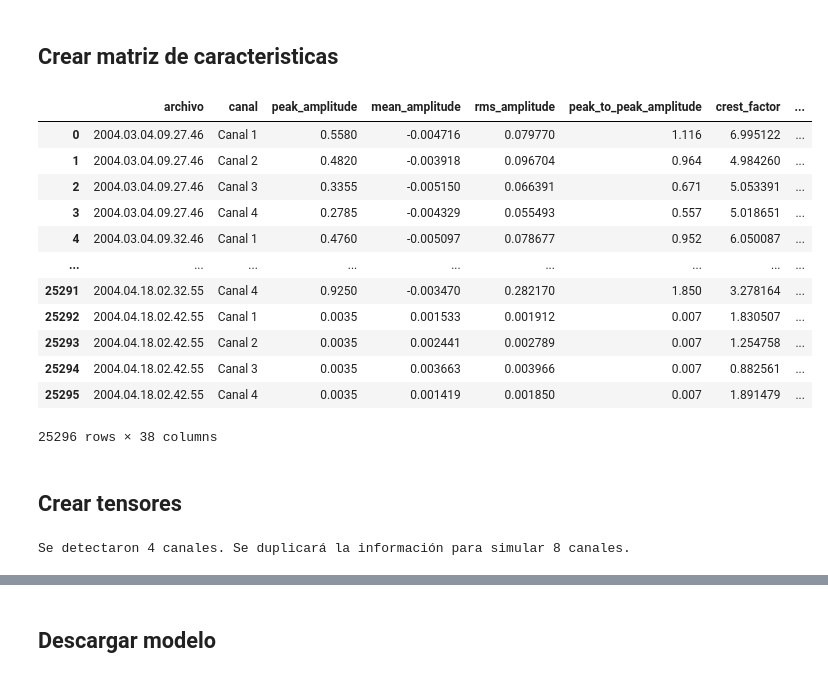
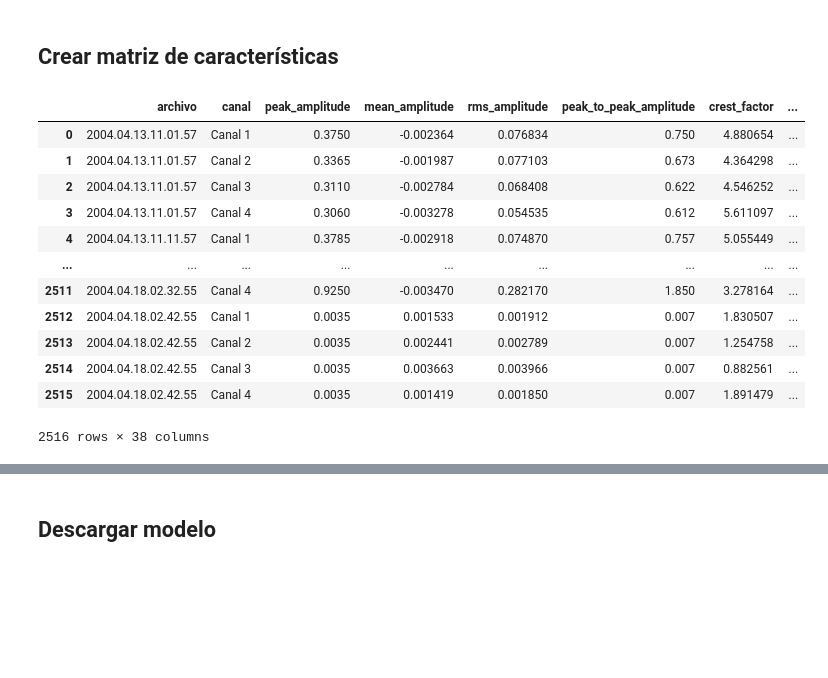
Before and after one commit to MMarck/TF_CEIA_Clasificador_Vibraciones, a Jupyter notebook: TF_Inferencia_modelos_w&b.ipynb, the cells around one changed output, grey strips where cells are left out. Drawn from its saved outputs; the diff is of its cells as text; code cells hidden in the pictures; blank space fills up the shorter version.

```diff
--- a/TF_Inferencia_modelos_w&b.ipynb
+++ b/TF_Inferencia_modelos_w&b.ipynb
@@ -642,57 +642,31 @@ def mostrar_grafica_agrupada(
 
     plt.show()
 # %% [markdown]
-## Crear matriz de caracteristicas
+## Crear matriz de características
 # %%
-# df = generar_estadisticas_agregadas_df(path='datos/demo_ceia/2nd_test_completo',
-#                                     output_file='datos/demo_ceia/dataset_agregado_2nd_test_completo.csv',
+
+# cargar directorio de datos crudos y guardar matriz de características
+# df = generar_estadisticas_agregadas_df(path='datos/demo_ceia/3rd_test_completo',
+#                                     output_file='datos/demo_ceia/dataset_agregado_3rd_test_completo.csv',
 #                                     show_progress=True)
+
 # cargar archivo previamente generado
-# df = pd.read_csv('datos/demo_ceia/dataset_agregado_2nd_test_completo.csv')
-df = pd.read_csv('datos/demo_ceia/dataset_agregado_3rd_test_completo.csv')
+# df = pd.read_csv('datos/demo_ceia/dataset_agregado_3rd_test_completo.csv')
+# df = pd.read_csv('datos/demo_ceia/dataset_agregado_3rd_test_normal.csv')
+df = pd.read_csv('datos/demo_ceia/dataset_agregado_3rd_test_falla.csv')
+
 df
 # %% [output]
 |  | archivo | canal | peak_amplitude | mean_amplitude | rms_amplitude | peak_to_peak_amplitude | crest_factor | ... |
-| 0 | 2004.03.04.09.27.46 | Canal 1 | 0.5580 | -0.004716 | 0.079770 | 1.116 | 6.995122 | ... |
-| 1 | 2004.03.04.09.27.46 | Canal 2 | 0.4820 | -0.003918 | 0.096704 | 0.964 | 4.984260 | ... |
-| 2 | 2004.03.04.09.27.46 | Canal 3 | 0.3355 | -0.005150 | 0.066391 | 0.671 | 5.053391 | ... |
-| 3 | 2004.03.04.09.27.46 | Canal 4 | 0.2785 | -0.004329 | 0.055493 | 0.557 | 5.018651 | ... |
-| 4 | 2004.03.04.09.32.46 | Canal 1 | 0.4760 | -0.005097 | 0.078677 | 0.952 | 6.050087 | ... |
+| 0 | 2004.04.13.11.01.57 | Canal 1 | 0.3750 | -0.002364 | 0.076834 | 0.750 | 4.880654 | ... |
+| 1 | 2004.04.13.11.01.57 | Canal 2 | 0.3365 | -0.001987 | 0.077103 | 0.673 | 4.364298 | ... |
+| 2 | 2004.04.13.11.01.57 | Canal 3 | 0.3110 | -0.002784 | 0.068408 | 0.622 | 4.546252 | ... |
+| 3 | 2004.04.13.11.01.57 | Canal 4 | 0.3060 | -0.003278 | 0.054535 | 0.612 | 5.611097 | ... |
+| 4 | 2004.04.13.11.11.57 | Canal 1 | 0.3785 | -0.002918 | 0.074870 | 0.757 | 5.055449 | ... |
 | ... | ... | ... | ... | ... | ... | ... | ... | ... |
-| 25291 | 2004.04.18.02.32.55 | Canal 4 | 0.9250 | -0.003470 | 0.282170 | 1.850 | 3.278164 | ... |
-| 25292 | 2004.04.18.02.42.55 | Canal 1 | 0.0035 | 0.001533 | 0.001912 | 0.007 | 1.830507 | ... |
-| 25293 | 2004.04.18.02.42.55 | Canal 2 | 0.0035 | 0.002441 | 0.002789 | 0.007 | 1.254758 | ... |
-| 25294 | 2004.04.18.02.42.55 | Canal 3 | 0.0035 | 0.003663 | 0.003966 | 0.007 | 0.882561 | ... |
-| 25295 | 2004.04.18.02.42.55 | Canal 4 | 0.0035 | 0.001419 | 0.001850 | 0.007 | 1.891479 | ... |
+| 2511 | 2004.04.18.02.32.55 | Canal 4 | 0.9250 | -0.003470 | 0.282170 | 1.850 | 3.278164 | ... |
+| 2512 | 2004.04.18.02.42.55 | Canal 1 | 0.0035 | 0.001533 | 0.001912 | 0.007 | 1.830507 | ... |
+| 2513 | 2004.04.18.02.42.55 | Canal 2 | 0.0035 | 0.002441 | 0.002789 | 0.007 | 1.254758 | ... |
+| 2514 | 2004.04.18.02.42.55 | Canal 3 | 0.0035 | 0.003663 | 0.003966 | 0.007 | 0.882561 | ... |
+| 2515 | 2004.04.18.02.42.55 | Canal 4 | 0.0035 | 0.001419 | 0.001850 | 0.007 | 1.891479 | ... |
-25296 rows × 38 columns
+2516 rows × 38 columns
-# %% [markdown]
-## Crear tensores
-# %%
-# comprobar la cantidad de sensores.
-# En 3rd_test hay 4 sensores y para este ejemplo se duplicará la información para simular 8 sensores
-if len(df["canal"].unique()) == 4:
-    print("Se detectaron 4 canales. Se duplicará la información para simular 8 canales.")
-    df_expanded = df.copy()
-
-    nuevos_canales_list = []
-    for i in range(0, len(df_expanded), 4):
-        bloque_original = df_expanded.iloc[i : i + 4].copy()
-        nuevo_bloque = bloque_original.copy()
-        mapeo_canales = {
-            "Canal 1": "Canal 5",
-            "Canal 2": "Canal 6",
-            "Canal 3": "Canal 7",
-            "Canal 4": "Canal 8"
-        }
-        nuevo_bloque["canal"] = nuevo_bloque["canal"].map(mapeo_canales)
-        nuevos_canales_list.append(nuevo_bloque)
-
-    df_nuevos_canales = pd.concat(nuevos_canales_list, ignore_index=True)
-    df_expanded = pd.concat([df_expanded, df_nuevos_canales], ignore_index=True)
-    df_expanded = df_expanded.sort_values(by=["archivo", "canal"]).reset_index(drop=True)
-
-    df_expanded["canal"] = df_expanded["canal"].str.extract(r'(\d+)').astype(int)
-    df = df_expanded.sort_values(by=["archivo", "canal"]).reset_index(drop=True)
-    df
-# %% [output]
-Se detectaron 4 canales. Se duplicará la información para simular 8 canales.
```
Also changed, not shown: parts of 13 cells of this notebook, 12 other files.
